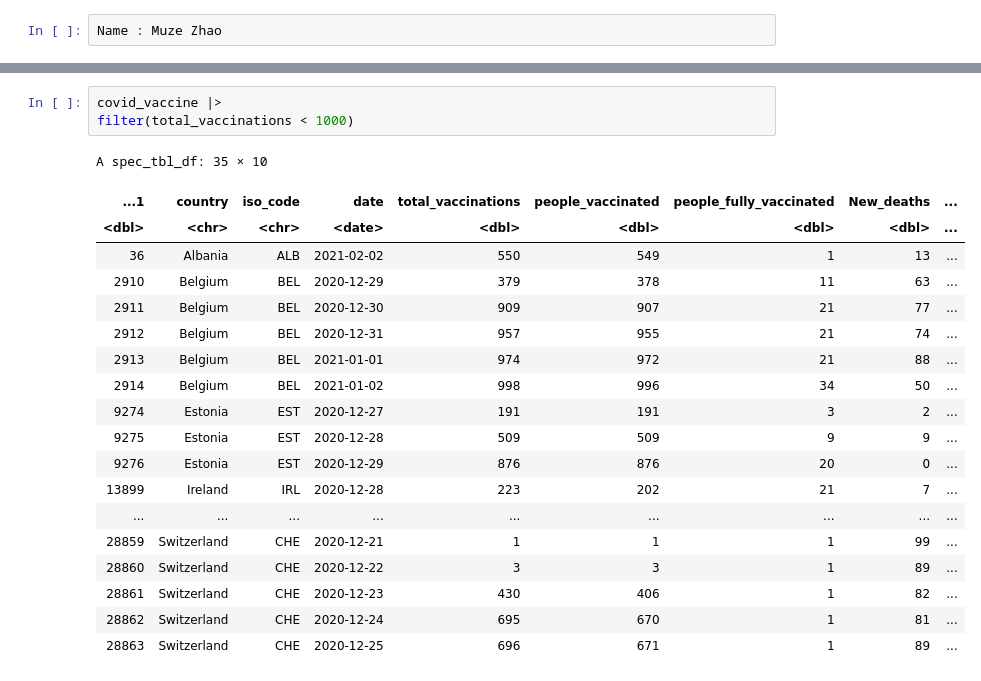
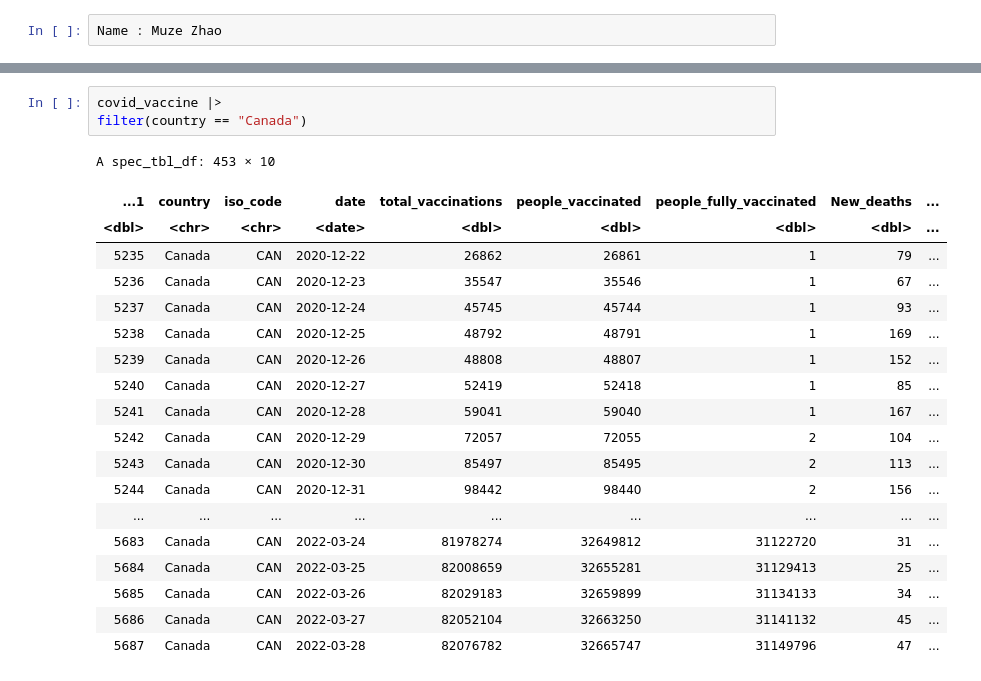
Before and after one commit to Carson-Lu/stat201project-Group27, a Jupyter notebook: proposal.ipynb, the cells around one changed output, grey strips where cells are left out. Drawn from its saved outputs; the diff is of its cells as text.

```diff
--- a/proposal.ipynb
+++ b/proposal.ipynb
@@ -50,24 +50,24 @@ A spec_tbl_df: 32911 × 10
 | 32910 | Zimbabwe | ZWE | 2022-03-29 | 9039729 | 5053114 | 3510256 | 0 | ... |
 # %%
 covid_vaccine |>
-filter(total_vaccinations < 1000)
+filter(country == "Canada")
 # %% [output]
-A spec_tbl_df: 35 × 10
+A spec_tbl_df: 453 × 10
 | ...1 | country | iso_code | date | total_vaccinations | people_vaccinated | people_fully_vaccinated | New_deaths | ... |
 | <dbl> | <chr> | <chr> | <date> | <dbl> | <dbl> | <dbl> | <dbl> | ... |
-| 36 | Albania | ALB | 2021-02-02 | 550 | 549 | 1 | 13 | ... |
-| 2910 | Belgium | BEL | 2020-12-29 | 379 | 378 | 11 | 63 | ... |
-| 2911 | Belgium | BEL | 2020-12-30 | 909 | 907 | 21 | 77 | ... |
-| 2912 | Belgium | BEL | 2020-12-31 | 957 | 955 | 21 | 74 | ... |
-| 2913 | Belgium | BEL | 2021-01-01 | 974 | 972 | 21 | 88 | ... |
-| 2914 | Belgium | BEL | 2021-01-02 | 998 | 996 | 34 | 50 | ... |
-| 9274 | Estonia | EST | 2020-12-27 | 191 | 191 | 3 | 2 | ... |
-| 9275 | Estonia | EST | 2020-12-28 | 509 | 509 | 9 | 9 | ... |
-| 9276 | Estonia | EST | 2020-12-29 | 876 | 876 | 20 | 0 | ... |
-| 13899 | Ireland | IRL | 2020-12-28 | 223 | 202 | 21 | 7 | ... |
+| 5235 | Canada | CAN | 2020-12-22 | 26862 | 26861 | 1 | 79 | ... |
+| 5236 | Canada | CAN | 2020-12-23 | 35547 | 35546 | 1 | 67 | ... |
+| 5237 | Canada | CAN | 2020-12-24 | 45745 | 45744 | 1 | 93 | ... |
+| 5238 | Canada | CAN | 2020-12-25 | 48792 | 48791 | 1 | 169 | ... |
+| 5239 | Canada | CAN | 2020-12-26 | 48808 | 48807 | 1 | 152 | ... |
+| 5240 | Canada | CAN | 2020-12-27 | 52419 | 52418 | 1 | 85 | ... |
+| 5241 | Canada | CAN | 2020-12-28 | 59041 | 59040 | 1 | 167 | ... |
+| 5242 | Canada | CAN | 2020-12-29 | 72057 | 72055 | 2 | 104 | ... |
+| 5243 | Canada | CAN | 2020-12-30 | 85497 | 85495 | 2 | 113 | ... |
+| 5244 | Canada | CAN | 2020-12-31 | 98442 | 98440 | 2 | 156 | ... |
 | ... | ... | ... | ... | ... | ... | ... | ... | ... |
-| 28859 | Switzerland | CHE | 2020-12-21 | 1 | 1 | 1 | 99 | ... |
-| 28860 | Switzerland | CHE | 2020-12-22 | 3 | 3 | 1 | 89 | ... |
-| 28861 | Switzerland | CHE | 2020-12-23 | 430 | 406 | 1 | 82 | ... |
-| 28862 | Switzerland | CHE | 2020-12-24 | 695 | 670 | 1 | 81 | ... |
-| 28863 | Switzerland | CHE | 2020-12-25 | 696 | 671 | 1 | 89 | ... |
+| 5683 | Canada | CAN | 2022-03-24 | 81978274 | 32649812 | 31122720 | 31 | ... |
+| 5684 | Canada | CAN | 2022-03-25 | 82008659 | 32655281 | 31129413 | 25 | ... |
+| 5685 | Canada | CAN | 2022-03-26 | 82029183 | 32659899 | 31134133 | 34 | ... |
+| 5686 | Canada | CAN | 2022-03-27 | 82052104 | 32663250 | 31141132 | 45 | ... |
+| 5687 | Canada | CAN | 2022-03-28 | 82076782 | 32665747 | 31149796 | 47 | ... |
```
